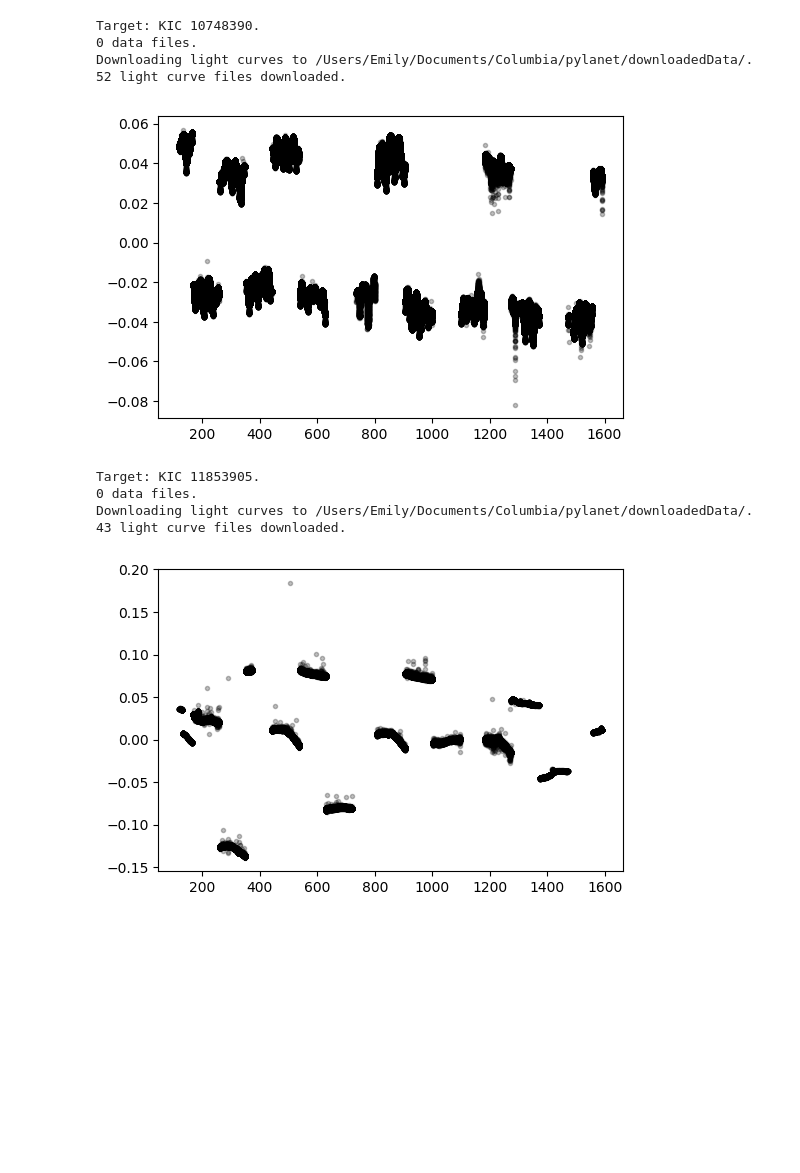
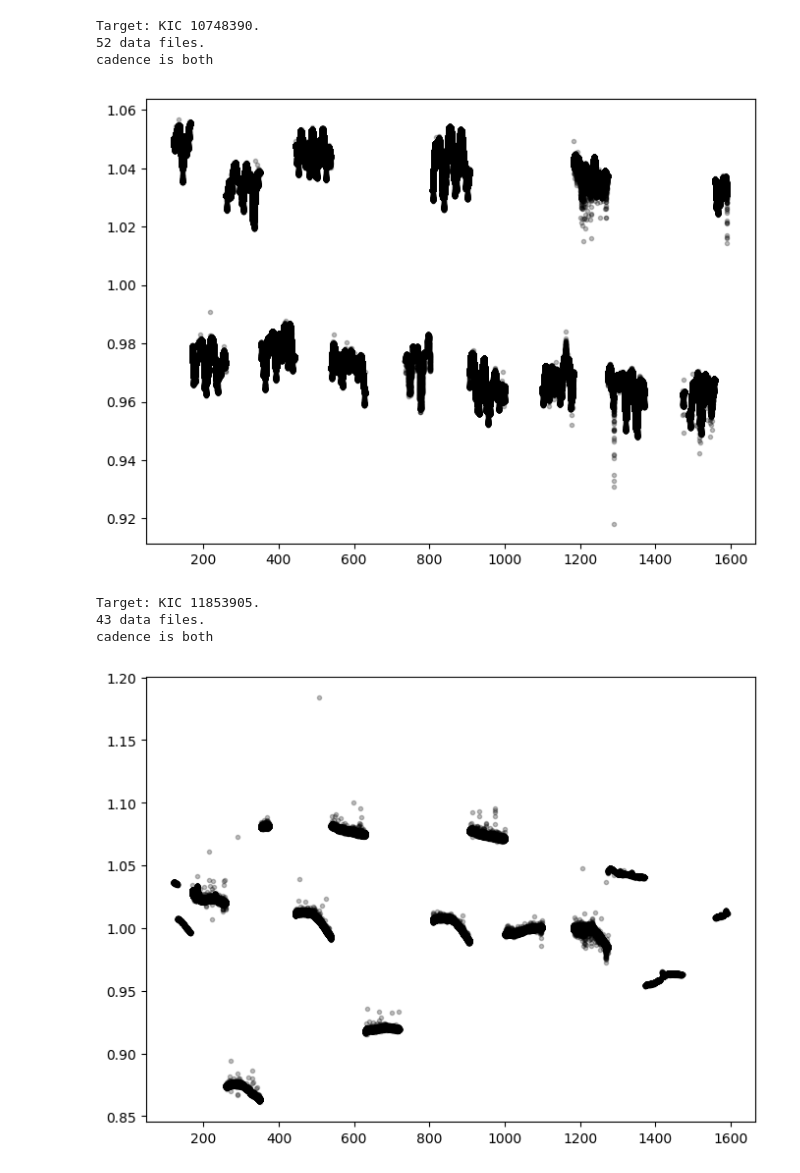
Before and after one commit to zpenoyre/oldpylanet, a Jupyter notebook: getKeplerData.ipynb, the cells around one changed output. Cells and saved outputs as stored; diff of their text form; code cells hidden in the pictures; blank space fills up the shorter version.

```diff
--- a/getKeplerData.ipynb
+++ b/getKeplerData.ipynb
@@ -41,16 +36,16 @@ Target: KIC 10666592.
 # %%
-t, f, fe, qual = pylanet.data.getData("Kepler-3b","./downloadedData/")
+kep3b = pylanet.data.getData("Kepler-3b","./downloadedData/")
+fig2 = kep3b.plotLC()
 # %% [output]
 Target: KIC 10748390.
-0 data files.
-Downloading light curves to /Users/Emily/Documents/Columbia/pylanet/downloadedData/.
-52 light curve files downloaded.
+52 data files.
+cadence is both
-[figure, old version]
+[figure, new version]
 # %%
-t, f, fe, qual = pylanet.data.getData(11853905,"./downloadedData/")
+kep4b = pylanet.data.getData(11853905,"./downloadedData/")
+fig3 = kep4b.plotLC()
 # %% [output]
 Target: KIC 11853905.
-0 data files.
-Downloading light curves to /Users/Emily/Documents/Columbia/pylanet/downloadedData/.
-43 light curve files downloaded.
+43 data files.
+cadence is both
-[figure, old version]
+[figure, new version]
```
Also changed, not shown: parts of 6 cells of this notebook, 1 other file.
